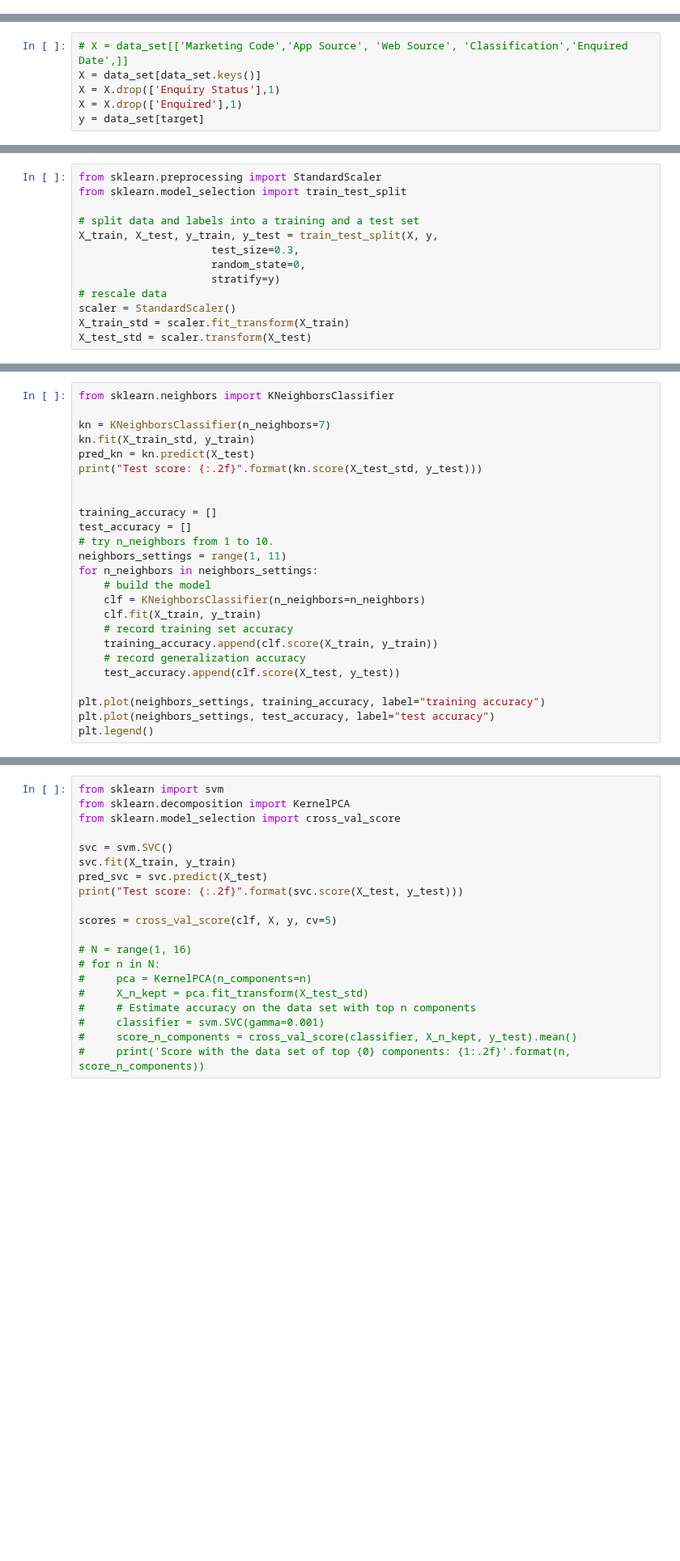
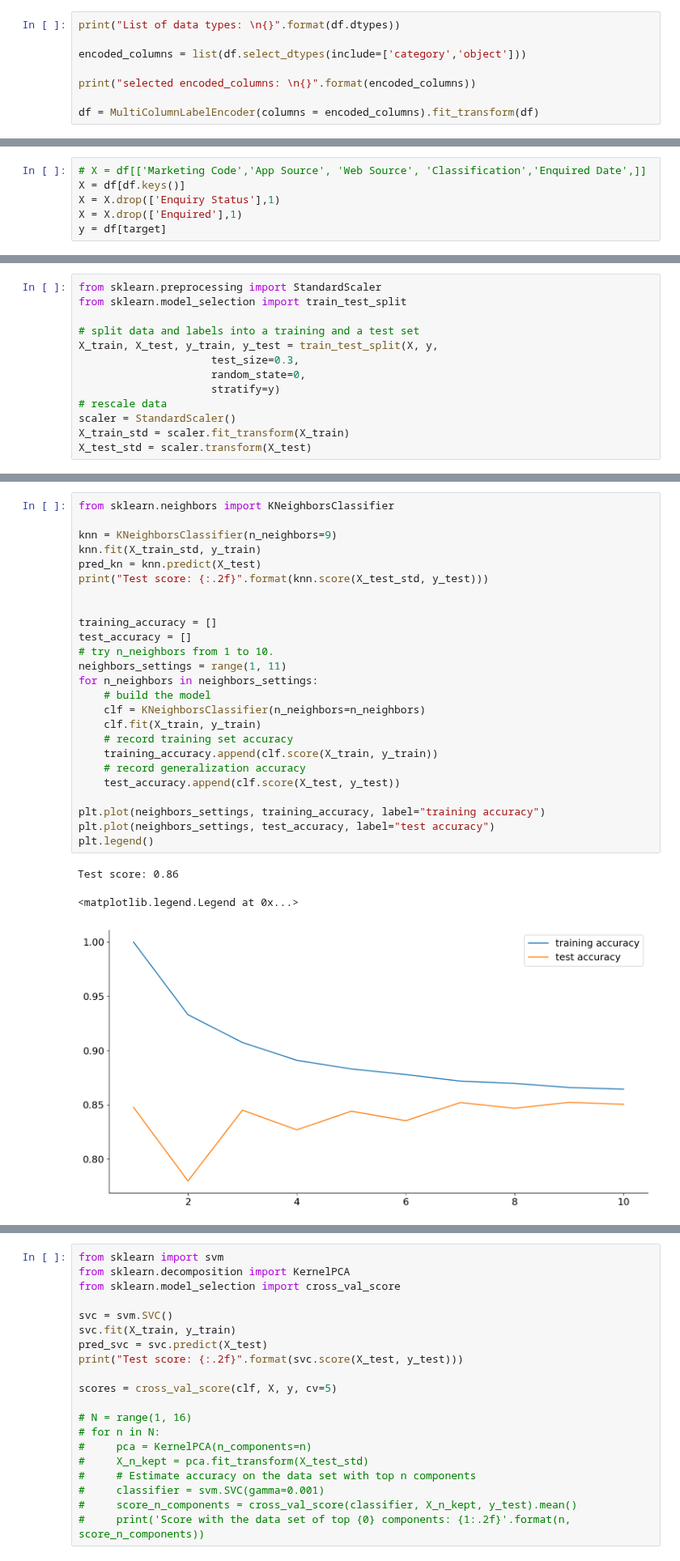
Before and after one commit to MagicMike90/customer-interest, a Jupyter notebook: enquiry.ipynb, the cells around one changed output, grey strips where cells are left out. Shown at 81% size. Drawn from its saved outputs; the diff is of its cells as text; blank space fills up the shorter version.

```diff
--- a/enquiry.ipynb
+++ b/enquiry.ipynb
@@ -174,0 +180,8 @@ data_set = MultiColumnLabelEncoder(columns = encoded_df.keys()).fit_transform(da
+# %%
+print("List of data types: \n{}".format(df.dtypes))
+
+encoded_columns = list(df.select_dtypes(include=['category','object']))
+
+print("selected encoded_columns: \n{}".format(encoded_columns))
+
+df = MultiColumnLabelEncoder(columns = encoded_columns).fit_transform(df)
@@ -175,8 +207,8 @@ data_set = MultiColumnLabelEncoder(columns = encoded_df.keys()).fit_transform(da
 # %%
-# X = data_set[['Marketing Code','App Source', 'Web Source', 'Classification','Enquired Date',]]
-X = data_set[data_set.keys()]
+# X = df[['Marketing Code','App Source', 'Web Source', 'Classification','Enquired Date',]]
+X = df[df.keys()]
 X = X.drop(['Enquiry Status'],1)
 X = X.drop(['Enquired'],1)
-y = data_set[target]
+y = df[target]
 # %%
 print("Keys of enquiries_dataset: \n{}".format(X.keys()))
@@ -251,28 +300,32 @@ plt.show()
 # %%
 from sklearn.neighbors import KNeighborsClassifier
 
-kn = KNeighborsClassifier(n_neighbors=7)
-kn.fit(X_train_std, y_train)
-pred_kn = kn.predict(X_test)
-print("Test score: {:.2f}".format(kn.score(X_test_std, y_test)))
+knn = KNeighborsClassifier(n_neighbors=9)
+knn.fit(X_train_std, y_train)
+pred_kn = knn.predict(X_test)
+print("Test score: {:.2f}".format(knn.score(X_test_std, y_test)))
 
 
 training_accuracy = []
 test_accuracy = []
 # try n_neighbors from 1 to 10.
 neighbors_settings = range(1, 11)
 for n_neighbors in neighbors_settings:
     # build the model
     clf = KNeighborsClassifier(n_neighbors=n_neighbors)
     clf.fit(X_train, y_train)
     # record training set accuracy
     training_accuracy.append(clf.score(X_train, y_train))
     # record generalization accuracy
     test_accuracy.append(clf.score(X_test, y_test))
 
 plt.plot(neighbors_settings, training_accuracy, label="training accuracy")
 plt.plot(neighbors_settings, test_accuracy, label="test accuracy")
 plt.legend()
+# %% [output]
+Test score: 0.86
+<matplotlib.legend.Legend at 0x...>
+[figure, added]
 # %%
 from sklearn.linear_model import SGDClassifier
 
```
Also changed, not shown: parts of 22 cells of this notebook, 3 other files.
